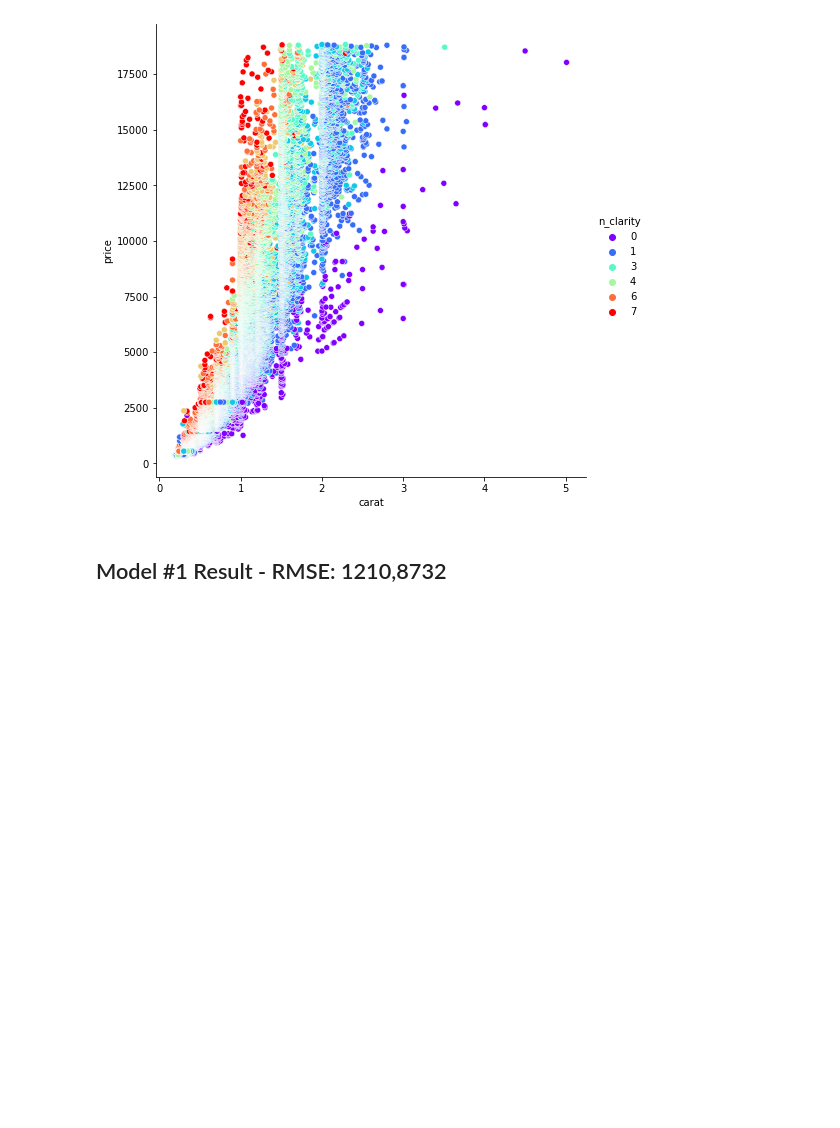
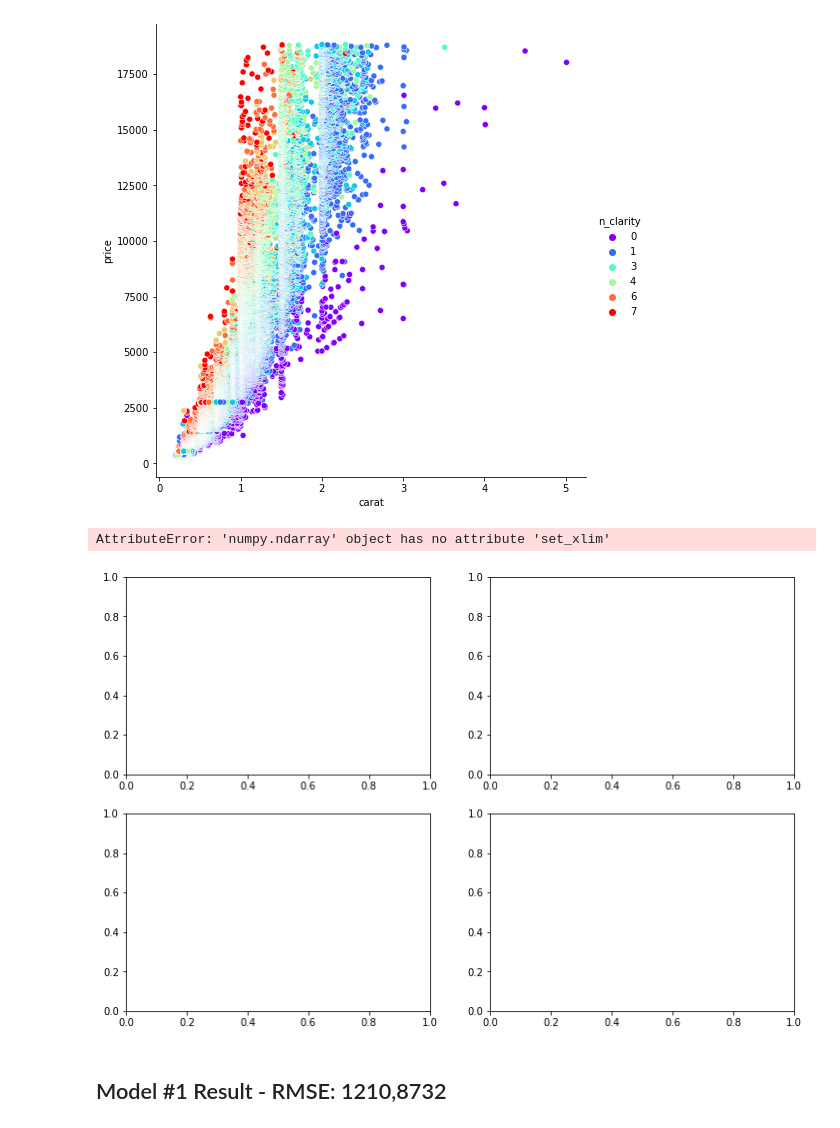
Before and after one commit to pedrolaender/03.Ironhack_Diamonds, a Jupyter notebook: diamonds.ipynb, the cells around one changed output. Drawn from its saved outputs; the diff is of its cells as text; code cells hidden in the pictures; blank space fills up the shorter version.

```diff
--- a/diamonds.ipynb
+++ b/diamonds.ipynb
@@ -187,6 +88,17 @@ sns.pairplot(diamonds,y_vars='price', x_vars ='carat', hue = 'n_clarity',palette
 # %% [output]
 <seaborn.axisgrid.PairGrid at 0x...>
 [figure]
+# %%
+fig, axes = plt.subplots(2, 2, figsize = (12, 8));
+axes.set_xlim(0,5)
+
+sns.scatterplot(data=diamonds[clarity_bad], x='carat', y='price', hue='n_clarity', palette='rainbow', ax=axes[0,0]);
+sns.scatterplot(data=diamonds[clarity_med], x='carat', y='price', hue='n_clarity', palette='rainbow', ax=axes[0,1]);
+sns.scatterplot(data=diamonds[clarity_good], x='carat', y='price', hue='n_clarity', palette='rainbow', ax=axes[1,0]);
+sns.scatterplot(data=diamonds[clarity_nice], x='carat', y='price', hue='n_clarity', palette='rainbow', ax=axes[1,1]);
+# %% [output]
+AttributeError: 'numpy.ndarray' object has no attribute 'set_xlim'
+[figure, added]
 # %% [markdown]
 ## Model #1 Result - RMSE: 1210,8732
 # %% [markdown]
```
Also changed, not shown: parts of 77 cells of this notebook, 3 other files.
